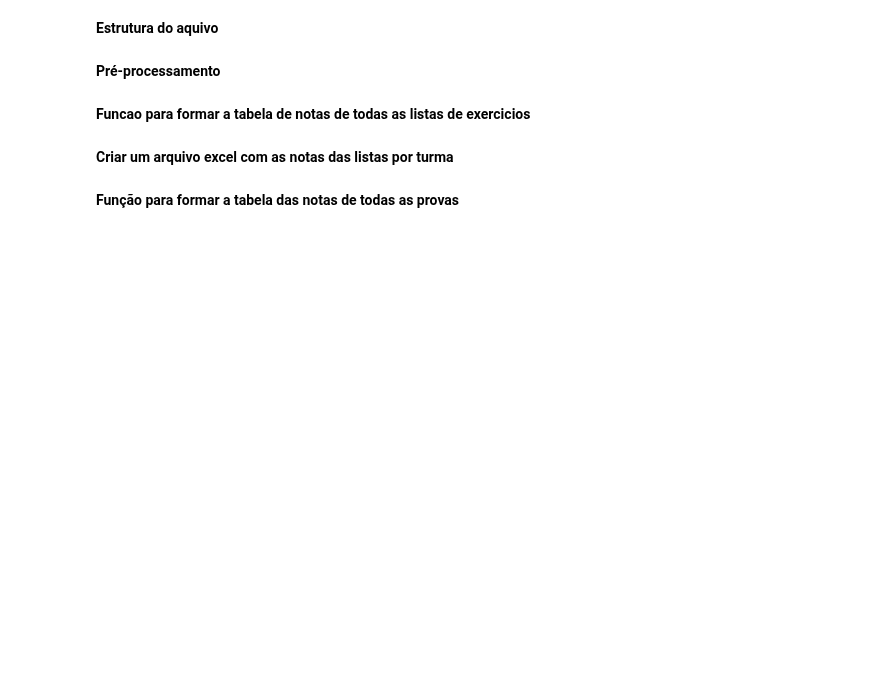
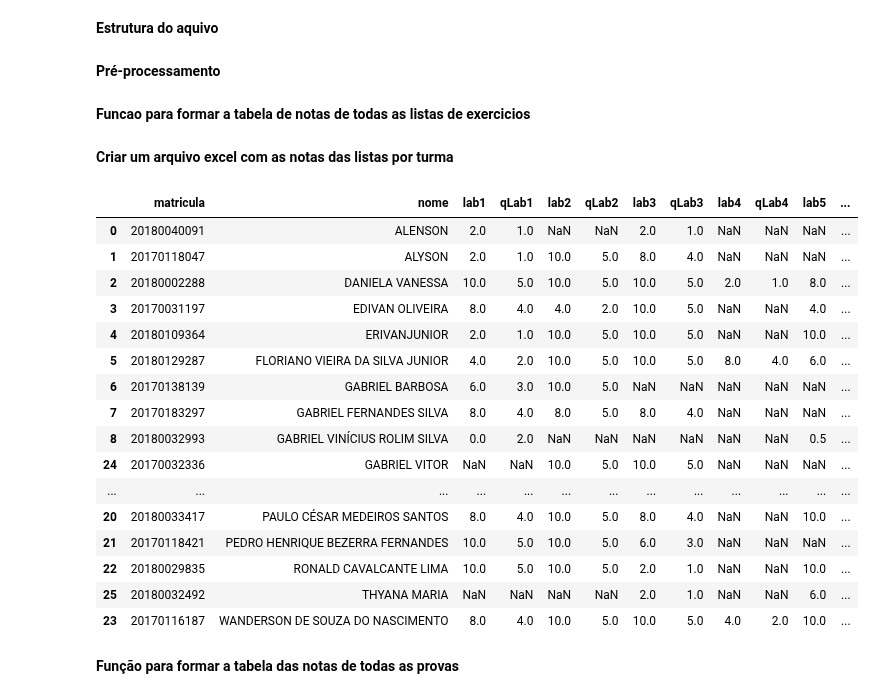
Before and after one commit to repitta/CienciaDeDadosEducacionais, a Jupyter notebook: Análise_LopUsuarioNota.ipynb, the cells around one changed output. Cells and saved outputs as stored; diff of their text form; code cells hidden in the pictures; blank space fills up the shorter version.

```diff
--- a/Análise_LopUsuarioNota.ipynb
+++ b/Análise_LopUsuarioNota.ipynb
@@ -61,6 +83,24 @@ def tabelaNotasLista(ano,turma):
 # %% [markdown]
 **Criar um arquivo excel com as notas das listas por turma**
 # %%
-tabelaLista = tabelaNotasLista(2019.1,"Turma 02D")
+tabelaLista = tabelaNotasLista(2018.2,"Turma 02A")
 #tabelaLista.to_excel(r'tabelaNotas2019Turma02D.xls')
 tabelaLista
+# %% [output]
+|  | matricula | nome | lab1 | qLab1 | lab2 | qLab2 | lab3 | qLab3 | lab4 | qLab4 | lab5 | ... |
+| 0 | 20180040091 | ALENSON | 2.0 | 1.0 | NaN | NaN | 2.0 | 1.0 | NaN | NaN | NaN | ... |
+| 1 | 20170118047 | ALYSON | 2.0 | 1.0 | 10.0 | 5.0 | 8.0 | 4.0 | NaN | NaN | NaN | ... |
+| 2 | 20180002288 | DANIELA VANESSA | 10.0 | 5.0 | 10.0 | 5.0 | 10.0 | 5.0 | 2.0 | 1.0 | 8.0 | ... |
+| 3 | 20170031197 | EDIVAN OLIVEIRA | 8.0 | 4.0 | 4.0 | 2.0 | 10.0 | 5.0 | NaN | NaN | 4.0 | ... |
+| 4 | 20180109364 | ERIVANJUNIOR | 2.0 | 1.0 | 10.0 | 5.0 | 10.0 | 5.0 | NaN | NaN | 10.0 | ... |
+| 5 | 20180129287 | FLORIANO VIEIRA DA SILVA JUNIOR | 4.0 | 2.0 | 10.0 | 5.0 | 10.0 | 5.0 | 8.0 | 4.0 | 6.0 | ... |
+| 6 | 20170138139 | GABRIEL BARBOSA | 6.0 | 3.0 | 10.0 | 5.0 | NaN | NaN | NaN | NaN | NaN | ... |
+| 7 | 20170183297 | GABRIEL FERNANDES SILVA | 8.0 | 4.0 | 8.0 | 5.0 | 8.0 | 4.0 | NaN | NaN | NaN | ... |
+| 8 | 20180032993 | GABRIEL VINÍCIUS ROLIM SILVA | 0.0 | 2.0 | NaN | NaN | NaN | NaN | NaN | NaN | 0.5 | ... |
+| 24 | 20170032336 | GABRIEL VITOR | NaN | NaN | 10.0 | 5.0 | 10.0 | 5.0 | NaN | NaN | NaN | ... |
+| ... | ... | ... | ... | ... | ... | ... | ... | ... | ... | ... | ... | ... |
+| 20 | 20180033417 | PAULO CÉSAR MEDEIROS SANTOS | 8.0 | 4.0 | 10.0 | 5.0 | 8.0 | 4.0 | NaN | NaN | 10.0 | ... |
+| 21 | 20170118421 | PEDRO HENRIQUE BEZERRA FERNANDES | 10.0 | 5.0 | 10.0 | 5.0 | 6.0 | 3.0 | NaN | NaN | NaN | ... |
+| 22 | 20180029835 | RONALD CAVALCANTE LIMA | 10.0 | 5.0 | 10.0 | 5.0 | 2.0 | 1.0 | NaN | NaN | 10.0 | ... |
+| 25 | 20180032492 | THYANA MARIA | NaN | NaN | NaN | NaN | 2.0 | 1.0 | NaN | NaN | 6.0 | ... |
+| 23 | 20170116187 | WANDERSON DE SOUZA DO NASCIMENTO | 8.0 | 4.0 | 10.0 | 5.0 | 10.0 | 5.0 | 4.0 | 2.0 | 10.0 | ... |
```
Also changed, not shown: parts of 14 cells of this notebook.
